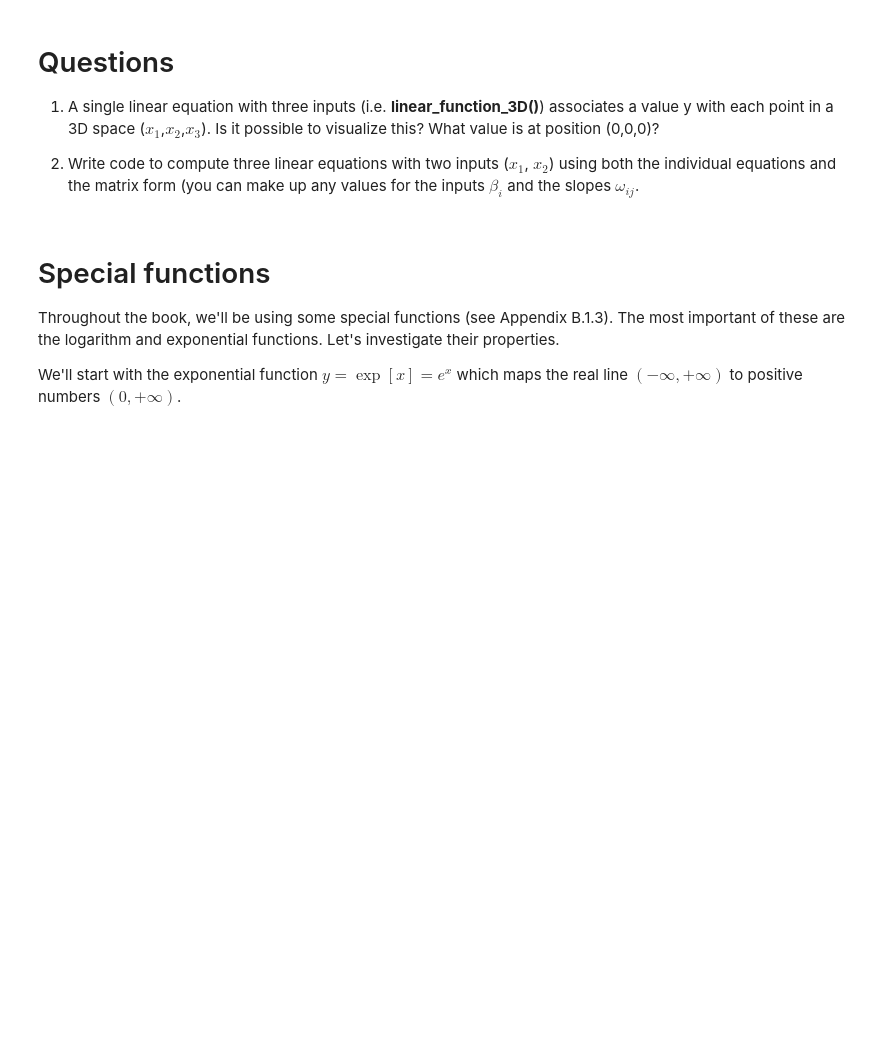
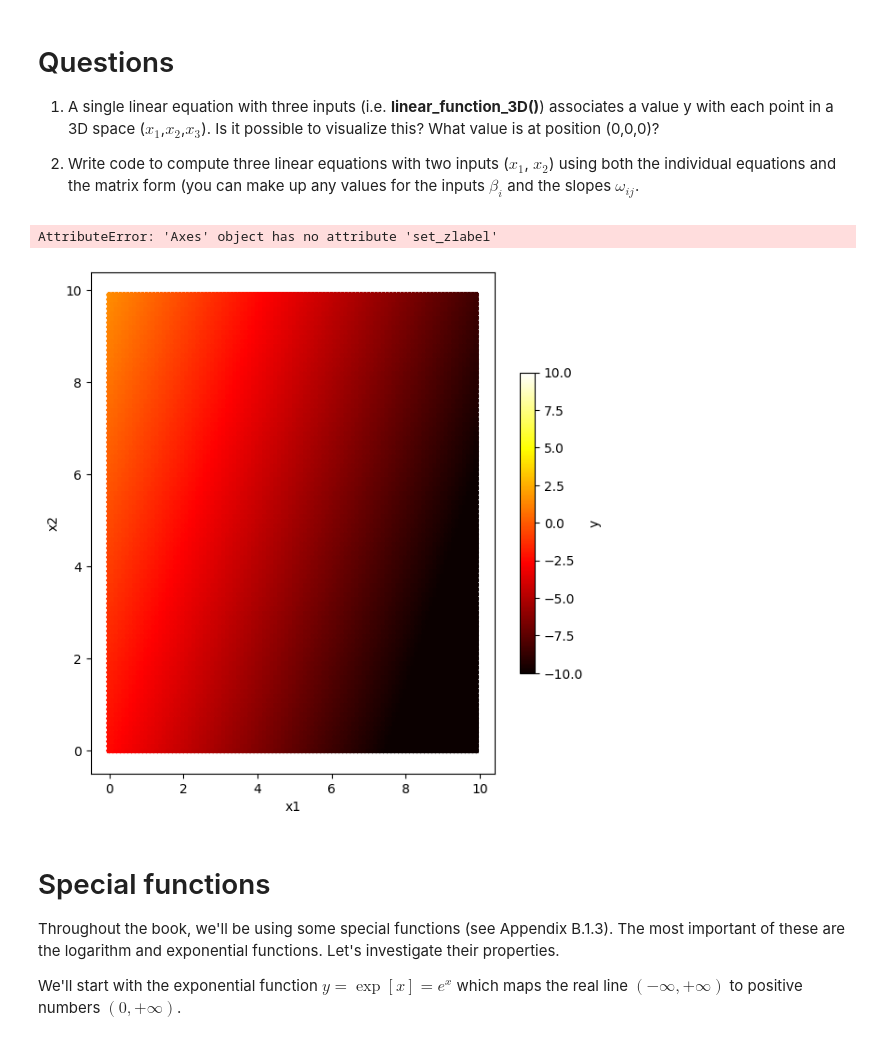
Before and after one commit to sdchem0071/udlbookpractice, a Jupyter notebook: Notebooks/Chap01/1_1_BackgroundMathematics.ipynb, the cells around one changed output. Drawn from its saved outputs; the diff is of its cells as text; code cells hidden in the pictures; blank space fills up the shorter version.

```diff
--- a/Notebooks/Chap01/1_1_BackgroundMathematics.ipynb
+++ b/Notebooks/Chap01/1_1_BackgroundMathematics.ipynb
@@ -181,15 +187,36 @@ y2 = 2.900
 2.  Write code to compute three linear equations with two inputs ($x_1$, $x_2$) using both the individual equations and the matrix form (you can make up any values for the inputs $\beta_{i}$ and the slopes $\omega_{ij}$.
 # %%
 def draw_3D_function(x1_mesh, x2_mesh, x3_mesh, y):
-  fig,ax = plt.subplots(111, projection='3d')
-  fig.set_size_inches(7,7)
+  fig,ax = plt.subplots()
+  fig.set_size_inches(7,7,7)
   sc = ax.scatter(x1, x2, x3, y, cmap='hot', vmin=-10, vmax=10)
 
   fig.colorbar(sc, ax=ax, shrink=0.6, label='y')
   ax.set_xlabel('x1')
   ax.set_ylabel('x2')
   ax.set_zlabel('x3')
   plt.show()
+
+# Defining the values
+x1 = np.arange(0.0, 10.0, 0.1)
+x2 = np.arange(0.0, 10.0, 0.1)
+x3 = np.arange(0.0, 10.0, 0.1)
+x1,x2,x3 = np.meshgrid(x1,x2,x3)
+
+# Define the parameters
+beta1 = 0.5; beta2 = 0.2
+omega11 =  -1.0 ; omega12 = 0.4; omega13 = -0.3
+omega21 =  0.1  ; omega22 = 0.1; omega23 = 1.2
+
+y1 = linear_function_3D(x1,x2,x3,beta1,omega11,omega12,omega13)
+y2 = linear_function_3D(x1,x2,x3,beta2,omega21,omega22,omega23)
+
+#Calling the plotting function
+draw_3D_function(x1, x2, x3, y1)
+draw_3D_function(x1, x2, x3, y2)
+# %% [output]
+AttributeError: 'Axes' object has no attribute 'set_zlabel'
+[figure, added]
 # %% [markdown]
 # Special functions
 
```
Also changed, not shown: parts of 3 cells of this notebook.
